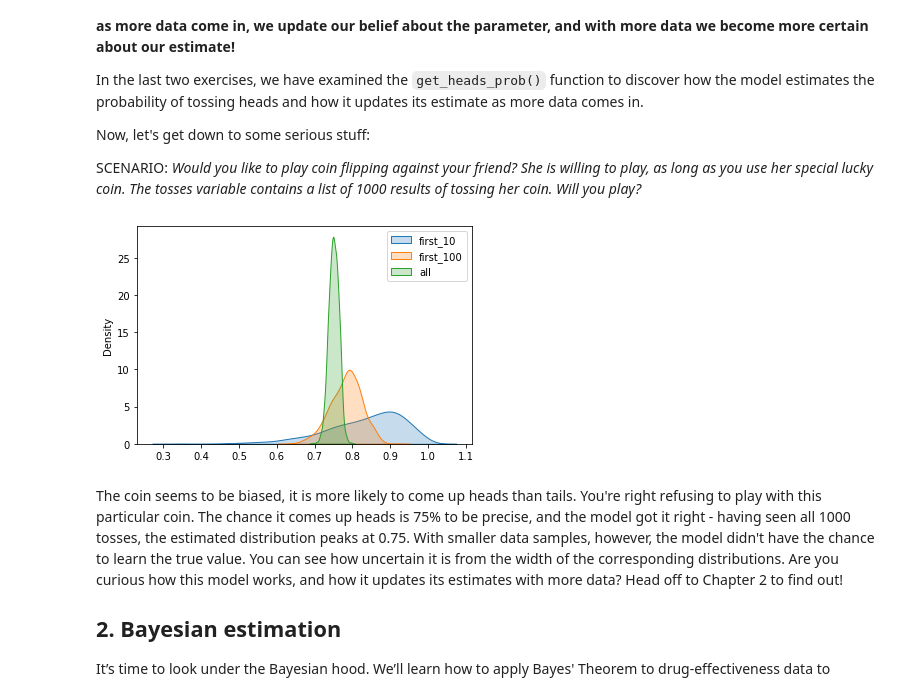
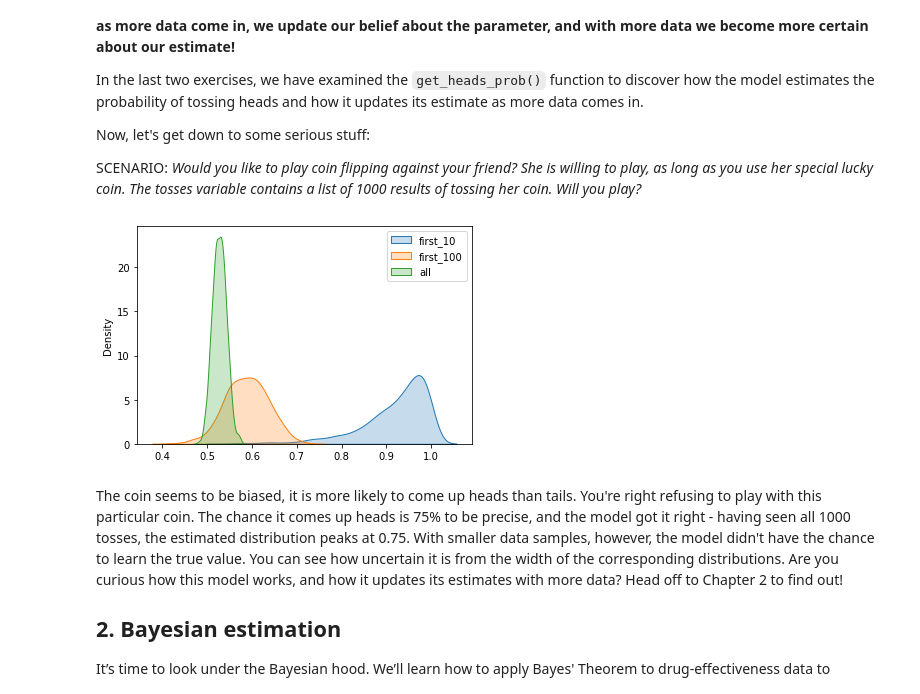
Before and after one commit to DimaGaz/bayesian_data_analysis, a Jupyter notebook: bayesian_data_analysis_in_python.ipynb, the cells around one changed output. Drawn from its saved outputs; the diff is of its cells as text; code cells hidden in the pictures.

```diff
--- a/bayesian_data_analysis_in_python.ipynb
+++ b/bayesian_data_analysis_in_python.ipynb
@@ -226,51 +207,28 @@ In the last two exercises, we have examined the `get_heads_prob()` function to d
 Now, let's get down to some serious stuff:
 
 SCENARIO: _Would you like to play coin flipping against your friend? She is willing to play, as long as you use her special lucky coin. The tosses variable contains a list of 1000 results of tossing her coin. Will you play?_
-# %%
-tosses = [1, 1, 1, 1, 1, 0, 1, 1, 1, 1, 1, 1, 1, 1, 1, 1, 1, 1, 0, 1, 1, 1, 0, 0, 1, 1, 1, 1, 1, 1, 1, 1, 1, 1, 1, 1, 1, 1, 1,
-          1, 1, 1, 1, 1, 0, 1, 0, 1, 0, 1, 1, 1, 1, 0, 0, 1, 1, 1, 1, 1, 1, 1, 0, 1, 0, 0, 1, 1, 1, 0, 1, 1, 1, 1, 0, 1, 0, 1,
-          1, 1, 0, 1, 1, 1, 1, 1, 1, 1, 1, 1, 1, 1, 0, 0, 1, 0, 1, 0, 0, 1, 1, 1, 0, 1, 1, 1, 1, 0, 1, 1, 1, 1, 1, 1, 1, 0, 1,
-          1, 1, 0, 1, 1, 1, 0, 1, 0, 1, 1, 0, 1, 0, 1, 1, 1, 0, 1, 1, 1, 1, 0, 0, 1, 0, 0, 0, 1, 0, 0, 1, 1, 1, 0, 1, 1, 1, 0,
-          1, 1, 1, 1, 1, 1, 1, 1, 1, 1, 1, 1, 1, 0, 0, 1, 0, 1, 1, 1, 0, 1, 0, 1, 0, 1, 1, 1, 1, 1, 1, 0, 0, 0, 1, 1, 1, 0, 1,
-          1, 0, 1, 1, 1, 1, 1, 0, 1, 0, 1, 1, 1, 0, 1, 1, 1, 1, 0, 1, 0, 1, 0, 1, 1, 1, 1, 1, 1, 1, 1, 0, 0, 0, 1, 1, 1, 0, 0,
-          1, 0, 1, 1, 0, 1, 0, 1, 1, 0, 1, 1, 0, 0, 1, 1, 1, 1, 1, 0, 1, 0, 1, 1, 1, 1, 1, 1, 1, 0, 1, 1, 1, 0, 0, 0, 0, 0, 1,
-          0, 1, 1, 0, 1, 1, 1, 1, 1, 0, 1, 0, 1, 1, 1, 1, 1, 0, 1, 1, 1, 0, 0, 0, 1, 0, 1, 1, 1, 0, 1, 1, 1, 1, 1, 1, 1, 0, 1,
-          1, 1, 0, 0, 0, 1, 1, 1, 0, 1, 1, 1, 0, 0, 1, 1, 0, 1, 1, 0, 1, 1, 0, 1, 1, 1, 1, 1, 1, 1, 0, 1, 1, 1, 1, 0, 1, 1, 0,
-          1, 1, 0, 1, 0, 0, 1, 1, 1, 1, 1, 0, 1, 0, 1, 1, 1, 1, 0, 1, 1, 0, 1, 1, 1, 1, 1, 1, 1, 0, 1, 1, 1, 0, 1, 0, 0, 1, 1,
-          1, 1, 1, 1, 0, 1, 1, 1, 1, 0, 0, 1, 1, 1, 1, 0, 1, 0, 1, 1, 0, 1, 1, 1, 1, 1, 1, 1, 0, 1, 1, 1, 1, 0, 1, 1, 1, 0, 1,
-          0, 0, 0, 1, 0, 0, 0, 0, 1, 1, 1, 1, 1, 0, 1, 1, 1, 1, 0, 1, 1, 1, 1, 1, 1, 0, 0, 1, 1, 1, 1, 1, 0, 0, 1, 1, 0, 1, 1,
-          1, 1, 0, 1, 1, 1, 1, 1, 1, 1, 1, 1, 1, 0, 1, 1, 0, 1, 0, 1, 0, 1, 1, 1, 1, 1, 0, 1, 0, 0, 1, 1, 1, 1, 1, 1, 1, 0, 1,
-          0, 1, 1, 0, 1, 1, 0, 1, 0, 1, 0, 1, 1, 1, 1, 1, 1, 1, 1, 1, 1, 1, 1, 1, 1, 1, 1, 1, 1, 1, 0, 1, 0, 1, 1, 1, 0, 1, 0,
-          0, 1, 1, 1, 1, 1, 1, 1, 1, 1, 1, 0, 1, 0, 1, 0, 1, 1, 0, 0, 1, 1, 0, 1, 0, 1, 0, 1, 1, 1, 1, 1, 0, 1, 1, 1, 1, 1, 1,
-          1, 1, 1, 1, 0, 1, 1, 1, 1, 1, 1, 1, 1, 1, 1, 1, 1, 1, 1, 1, 1, 1, 1, 1, 1, 1, 1, 1, 1, 0, 1, 1, 0, 1, 1, 1, 1, 0, 1,
-          1, 0, 0, 0, 0, 0, 0, 0, 0, 1, 0, 1, 1, 1, 1, 0, 1, 1, 1, 1, 1, 1, 1, 1, 0, 1, 1, 1, 1, 1, 0, 1, 1, 1, 1, 1, 0, 1, 1,
-          1, 1, 0, 1, 1, 1, 1, 1, 1, 1, 1, 1, 1, 1, 1, 1, 1, 1, 0, 1, 0, 1, 1, 1, 1, 1, 0, 1, 1, 1, 1, 1, 1, 1, 1, 1, 0, 1, 1,
-          1, 1, 1, 1, 1, 1, 0, 1, 1, 1, 1, 0, 1, 1, 1, 1, 1, 1, 0, 1, 1, 1, 1, 0, 1, 1, 1, 1, 1, 1, 0, 1, 1, 1, 1, 0, 1, 1, 0,
-          1, 1, 0, 0, 1, 0, 1, 1, 1, 1, 1, 1, 0, 1, 0, 1, 1, 1, 0, 1, 1, 0, 1, 1, 0, 1, 1, 1, 0, 1, 1, 1, 1, 1, 1, 1, 1, 1, 0,
-          1, 1, 1, 1, 0, 1, 1, 1, 1, 1, 1, 1, 1, 1, 0, 0, 1, 1, 1, 1, 1, 1, 0, 1, 1, 0, 1, 1, 1, 1, 0, 0, 1, 1, 1, 1, 1, 0, 1,
-          1, 0, 0, 1, 1, 1, 1, 1, 1, 1, 1, 1, 0, 1, 0, 0, 1, 1, 1, 0, 1, 1, 1, 1, 0, 0, 1, 0, 1, 1, 0, 1, 1, 0, 1, 1, 1, 1, 0,
-          1, 1, 1, 1, 1, 1, 0, 1, 1, 1, 1, 0, 1, 1, 0, 1, 1, 1, 1, 0, 1, 0, 1, 1, 1, 0, 1, 0, 0, 1, 0, 1, 1, 1, 1, 0, 1, 1, 0,
-          1, 1, 1, 1, 1, 1, 0, 1, 1, 0, 1, 0, 1, 0, 0, 1, 1, 0, 1, 0, 1, 1, 1, 1, 1, 1, 0, 1, 1, 1, 1, 1, 1, 1, 1, 1, 0, 1, 1,
-          1, 1, 1, 1, 1, 1, 1, 1, 1, 1, 1, 1, 1, 1, 0, 1, 1, 1, 0, 0, 1, 1, 0, 1, 1, 0, 1, 1, 1, 0, 1, 1, 1, 1, 1, 1, 1, 0, 1,
-          1, 1, 1, 0, 1, 1, 1, 1, 1, 1, 1, 1, 1, 1, 1, 1, 1, 1, 0, 0, 1, 1, 1, 1, 1]
 # %%
+# build/simulate the dataset
+np.random.seed(42)
+tossestosses = np.random.binomial(1, 0.75, size=1000)
+
 # Assign first 10 and 100 tosses to separate variables
 tosses_first_10 = tosses[:10]
 tosses_first_100 = tosses[:100]
 
 # Get head probabilities for first 10, first 100, and all tossses
 heads_prob_first_10 = get_heads_prob(tosses_first_10)
 heads_prob_first_100 = get_heads_prob(tosses_first_100)
 heads_prob_all = get_heads_prob(tosses)
 
 # Plot density of head probability for each subset of tosses
 sns.kdeplot(heads_prob_first_10, shade=True, label="first_10")
 sns.kdeplot(heads_prob_first_100, shade=True, label="first_100")
 sns.kdeplot(heads_prob_all, shade=True, label="all")
 plt.legend()
 plt.show()
 # %% [output]
-[figure, old version]
+[figure, new version]
 # %% [markdown]
 The coin seems to be biased, it is more likely to come up heads than tails. You're right refusing to play with this particular coin. The chance it comes up heads is 75% to be precise, and the model got it right - having seen all 1000 tosses, the estimated distribution peaks at 0.75. With smaller data samples, however, the model didn't have the chance to learn the true value. You can see how uncertain it is from the width of the corresponding distributions. Are you curious how this model works, and how it updates its estimates with more data? Head off to Chapter 2 to find out!
 
```
Also changed, not shown: parts of 60 cells of this notebook, 3 other files.
